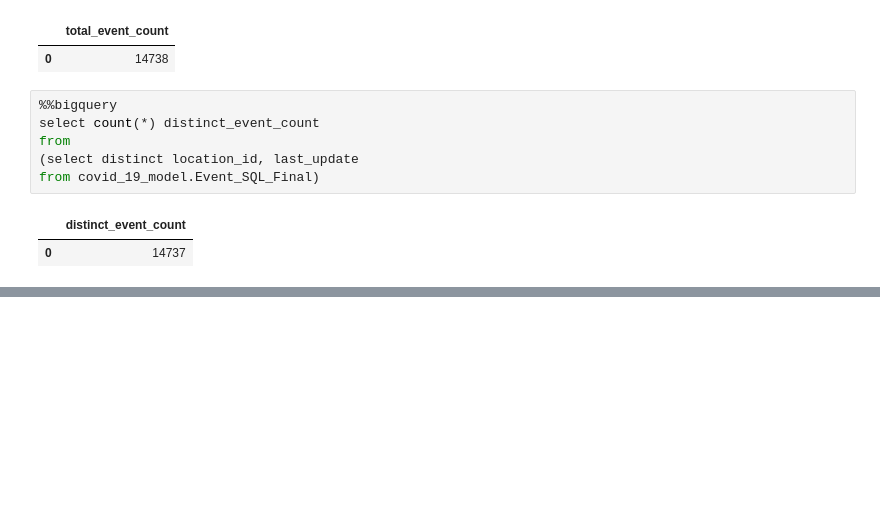
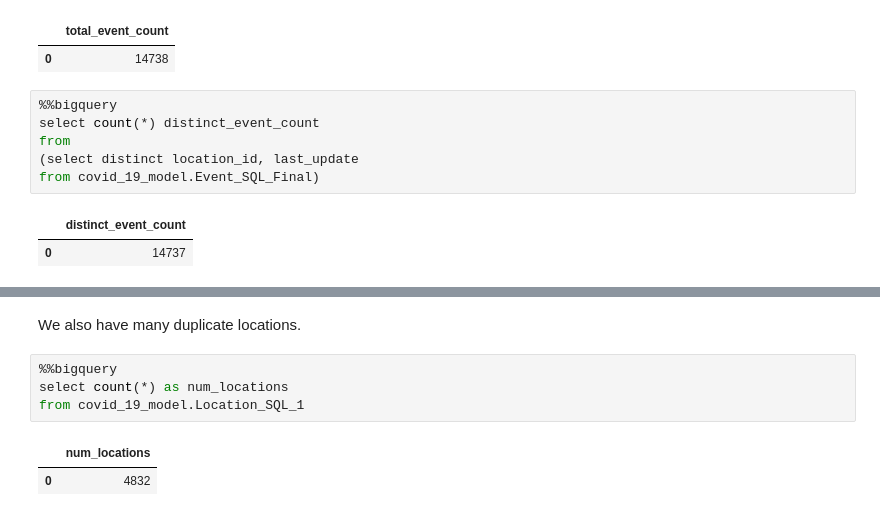
Before and after one commit to dmbrannon/COVID-19-pipeline, a Jupyter notebook: covid_19_modeling.ipynb, the cells around one changed output, grey strips where cells are left out. Saved outputs shown, nothing was run; the diff lists cells and outputs as text; blank space fills up the shorter version.

```diff
--- a/covid_19_modeling.ipynb
+++ b/covid_19_modeling.ipynb
@@ -330,0 +376,9 @@ from covid_19_model.Event_SQL_Final)
+# %% [markdown]
+We also have many duplicate locations.
+# %%
+%%bigquery
+select count(*) as num_locations
+from covid_19_model.Location_SQL_1
+# %% [output]
+|  | num_locations |
+| 0 | 4832 |
```
Also changed, not shown: parts of 8 cells of this notebook, 1 other file.
